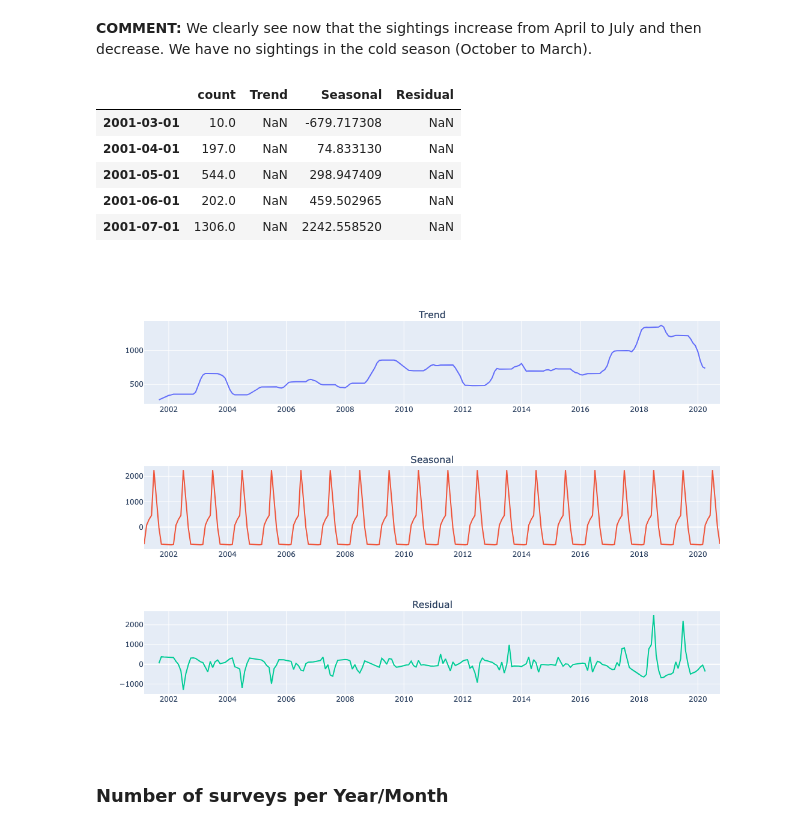
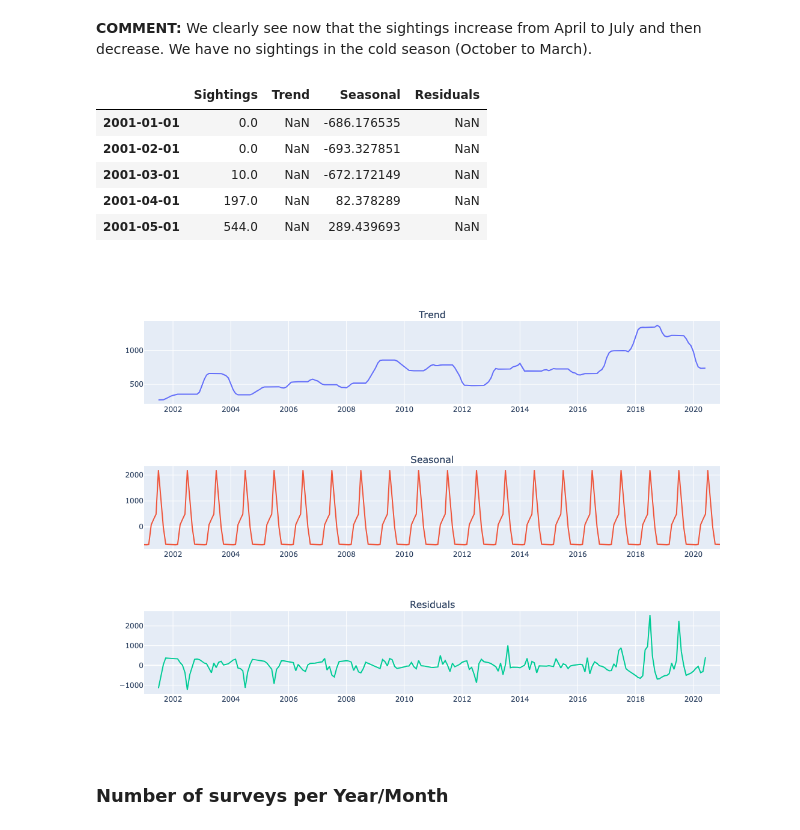
Before and after one commit to chloecousin/Butterflies, a Jupyter notebook: Capstone_Sprint2.ipynb, the cells around one changed output. Drawn from its saved outputs; the diff is of its cells as text; code cells hidden in the pictures.

```diff
--- a/Capstone_Sprint2.ipynb
+++ b/Capstone_Sprint2.ipynb
@@ -164,5 +160,6 @@ GLondon_df.head()
 # Counts of sightings per month in London sites selected
 Sightings_London = GLondon_df['Year_Month'].value_counts()
 Sightings_London = pd.DataFrame(Sightings_London).reset_index().sort_values('Year_Month').set_index('Year_Month')
+Sightings_London = Sightings_London.rename(columns={'count':'Sightings'})
 Sightings_London.head(3)
 # %% [output]
@@ -175,8 +181,8 @@ Sightings_London.head(3)
 ######### Making sure we have values for each month of each year #########
 
 # Getting every months of each year between first and last date in the dataset
-full_index = full_range = pd.date_range(start=Sightings_London.index.min(),
-                                        end=Sightings_London.index.max(),
+full_index = full_range = pd.date_range(start='2001-01-01',
+                                        end='2020-12-01',
                                         freq='MS')
 diff_month = len(full_index.difference(Sightings_London.index))
 print(f'We have a difference of {diff_month} months over 20 years')
@@ -260,32 +250,32 @@ plt.show()
 __COMMENT:__ We clearly see now that the sightings increase from April to July and then decrease. We have no sightings in the cold season (October to March).
 # %%
 decomposition = tsa.seasonal_decompose(Sightings_London_2, model='additive')
-Sightings_London_2["Trend"] = decomposition.trend
-Sightings_London_2["Seasonal"] = decomposition.seasonal
-Sightings_London_2["Residual"] = decomposition.resid
+Sightings_London_2['Trend'] = decomposition.trend
+Sightings_London_2['Seasonal'] = decomposition.seasonal
+Sightings_London_2['Residuals'] = decomposition.resid
 
 Sightings_London_2.head(5)
 # %% [output]
-|  | count | Trend | Seasonal | Residual |
-| 2001-03-01 | 10.0 | NaN | -679.717308 | NaN |
-| 2001-04-01 | 197.0 | NaN | 74.833130 | NaN |
-| 2001-05-01 | 544.0 | NaN | 298.947409 | NaN |
-| 2001-06-01 | 202.0 | NaN | 459.502965 | NaN |
-| 2001-07-01 | 1306.0 | NaN | 2242.558520 | NaN |
+|  | Sightings | Trend | Seasonal | Residuals |
+| 2001-01-01 | 0.0 | NaN | -686.176535 | NaN |
+| 2001-02-01 | 0.0 | NaN | -693.327851 | NaN |
+| 2001-03-01 | 10.0 | NaN | -672.172149 | NaN |
+| 2001-04-01 | 197.0 | NaN | 82.378289 | NaN |
+| 2001-05-01 | 544.0 | NaN | 289.439693 | NaN |
 # %%
-cols = ["Trend", "Seasonal", "Residual"]
+cols = ['Trend', 'Seasonal', 'Residuals']
 
 fig = make_subplots(rows=3, cols=1, subplot_titles=cols)
 
 for i, col in enumerate(cols):
     fig.add_trace(
         go.Scatter(x=Sightings_London_2.index, y=Sightings_London_2[col]),
         row=i+1,
         col=1)
 
-fig.update_layout(height=800, width=1200, showlegend=False)
+fig.update_layout(height=800, width=1150, showlegend=False)
 fig.show()
 # %% [output]
-[figure, old version]
+[figure, new version]
 # %% [markdown]
 ### Number of surveys per Year/Month
```
Also changed, not shown: parts of 34 cells of this notebook.
